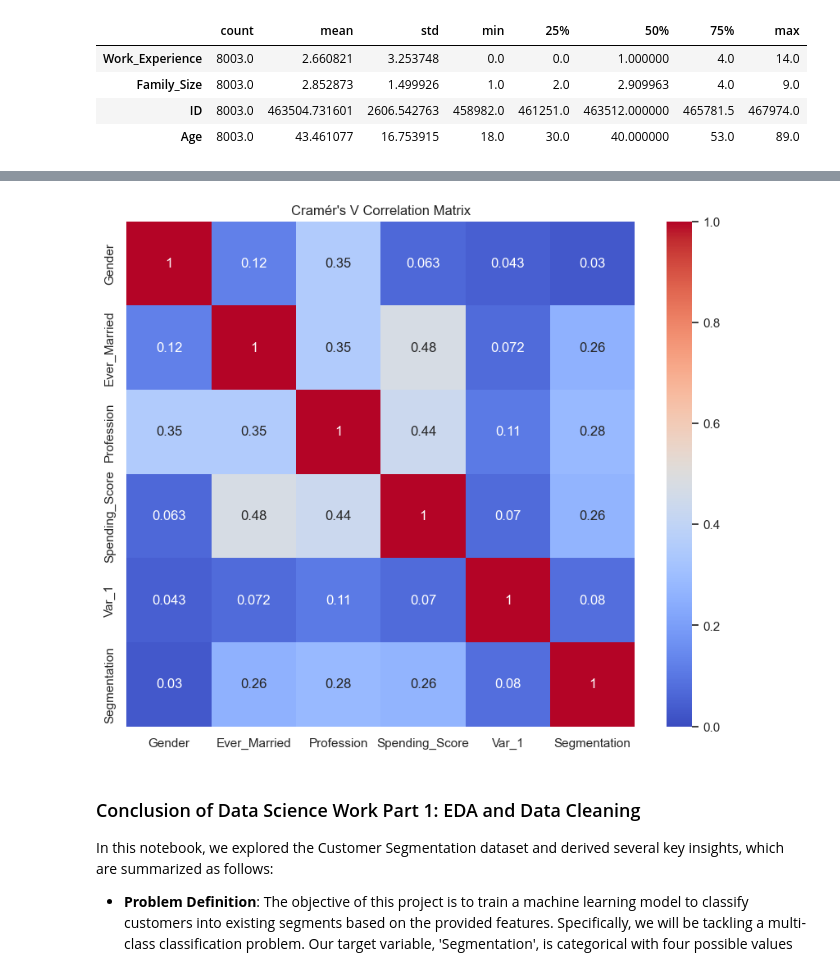
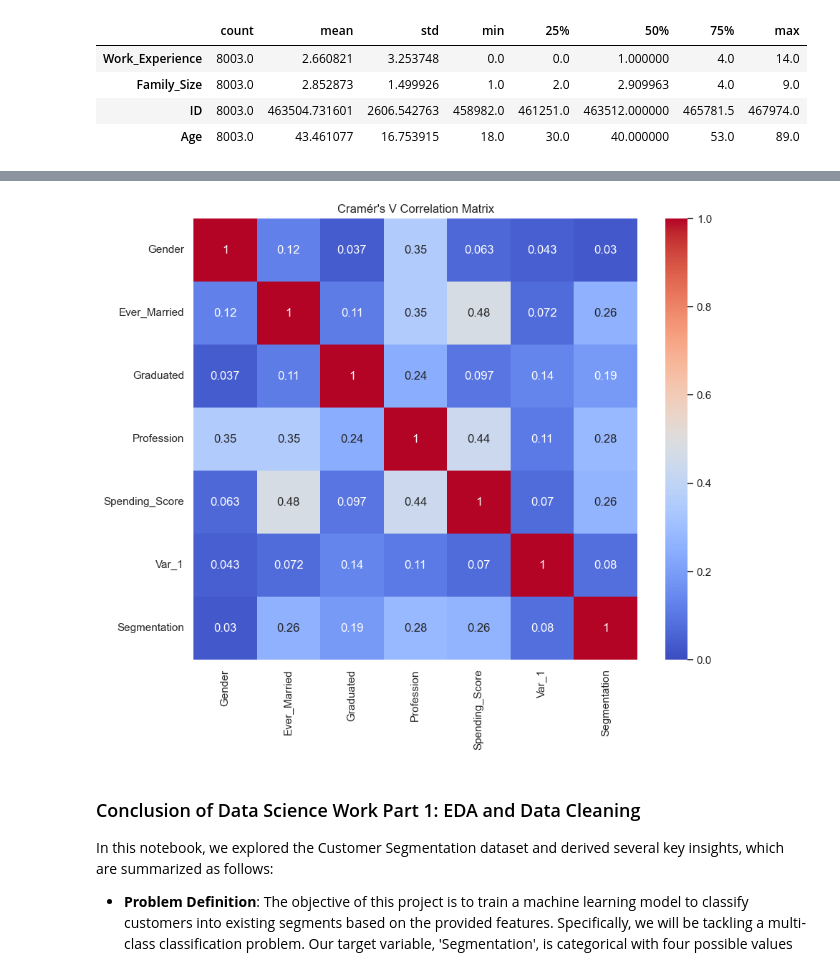
Before and after one commit to NalayaData/CustomerSegmentationClassification, a Jupyter notebook: CustomerSegmentationClassification_Part_1.ipynb, the cells around one changed output, grey strips where cells are left out. Drawn from its saved outputs; the diff is of its cells as text; code cells hidden in the pictures.

Commit message:
Update notebook Part 1, modify final correlation matrix

```diff
--- a/CustomerSegmentationClassification_Part_1.ipynb
+++ b/CustomerSegmentationClassification_Part_1.ipynb
@@ -927,9 +927,15 @@ df_cleaned['Var_1'].fillna(df_cleaned['Var_1'].mode()[0], inplace=True)
 #Imputing the missing values by creating new category
 df_cleaned['Ever_Married'] = df_cleaned['Ever_Married'].fillna('Unknown')
 df_cleaned['Profession'] = df_cleaned['Profession'].fillna('Unknown')
-# %%
-#Dropping the 'Graduation' and 'ID' columns
-df_cleaned.drop(['Graduated'], axis=1, inplace=True)
+# %%
+#Correcting and imputing the 'Graduation' columns
+def correct_graduation_status(row):
+    if row['Profession'] in ['Doctor', 'Lawyer', 'Engineer', 'Executive', 'Healthcare'] and row['Work_Experience'] >= 5:
+        return 'Yes'
+    return row['Graduated']
+
+df_cleaned['Graduated'] = df_cleaned.apply(correct_graduation_status, axis=1)
+df_cleaned['Graduated'] = df_cleaned['Graduated'].fillna('Unknown')
 # %%
 #Iterative imputation of 'Family_size' and Work_Experience
 iterative_imputer_cols = ['Work_Experience', 'Family_Size']
@@ -1020,8 +1019,9 @@ cat_columns
 # %%
 # Plotting the Heatmap of categorical features correlation matrix
-plot_category_corr_matrix(df_cleaned, cat_columns.remove('Graduated'))
+cat_columns = ['Gender', 'Ever_Married', 'Graduated', 'Profession', 'Spending_Score', 'Var_1', 'Segmentation']
+plot_category_corr_matrix(df_cleaned, cat_columns)
 # %% [output]
-[figure, old version]
+[figure, new version]
 # %% [markdown]
 ### Conclusion of Data Science Work Part 1: EDA and Data Cleaning
 
```
Also changed, not shown: parts of 5 cells of this notebook.
